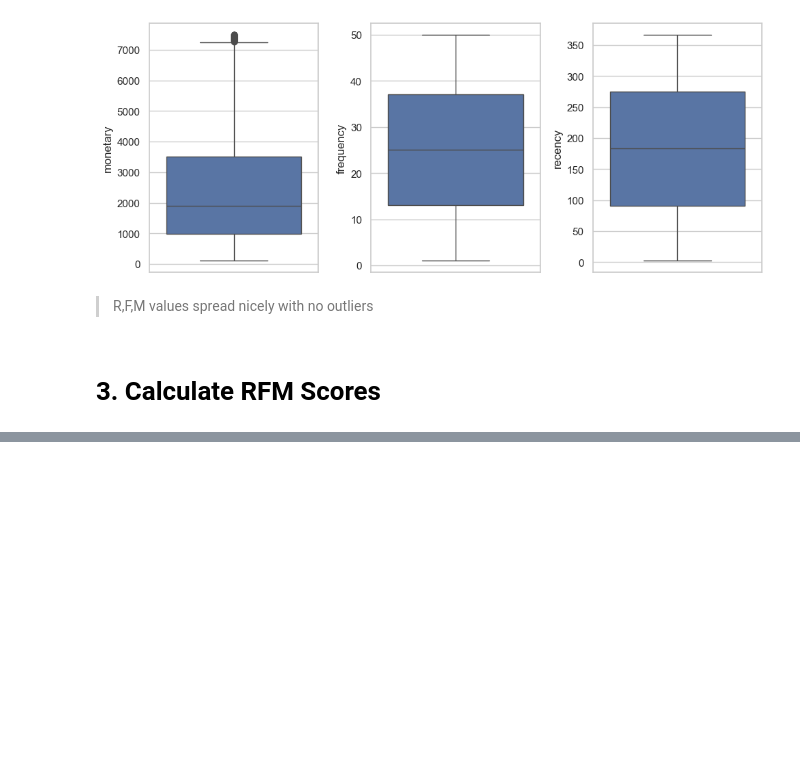
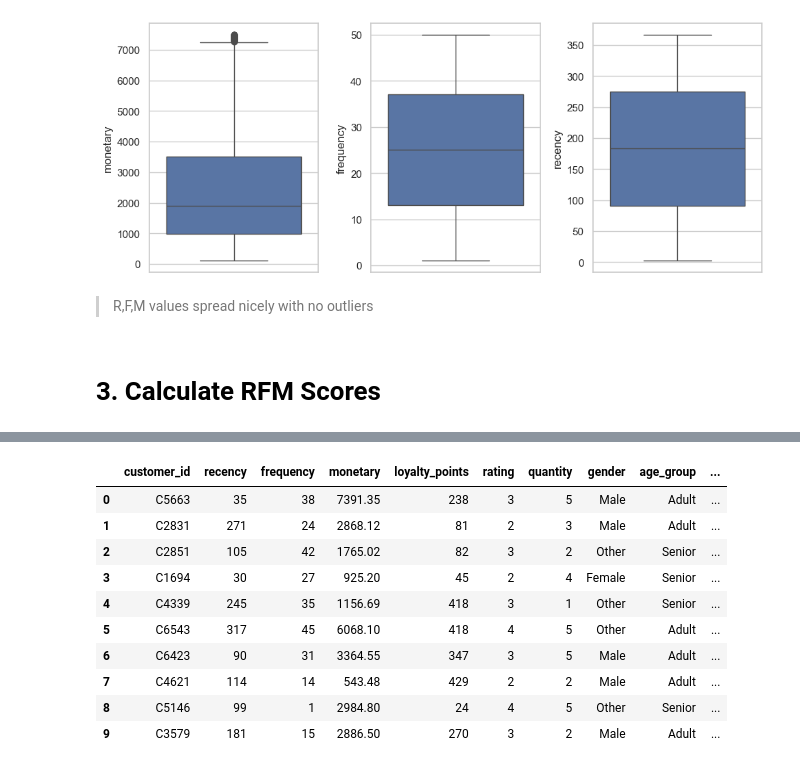
Before and after one commit to liemnh98/LJMU-Data-Science-Masters-Dissertation, a Jupyter notebook: 3-rfm_per_customer.ipynb, the cells around one changed output, grey strips where cells are left out. Cells and saved outputs as stored; diff of their text form; code cells hidden in the pictures; blank space fills up the shorter version.

```diff
--- a/3-rfm_per_customer.ipynb
+++ b/3-rfm_per_customer.ipynb
@@ -111,0 +123,8 @@ rfm_df_score.head()
+# %%
+# Re bin the fm score
+rfm_df_score['fm_score'] = pd.cut(
+    rfm_df_score['fm_score'],
+    bins=[1, 3, 5, 6, 8, 10],
+    labels=[1, 2, 3, 4, 5]
+).astype(int)
+rfm_df_score.head()
@@ -111,0 +183,14 @@ rfm_df_score.head()
+# %%
+rfm_classic.head(10)
+# %% [output]
+|  | customer_id | recency | frequency | monetary | loyalty_points | rating | quantity | gender | age_group | ... |
+| 0 | C5663 | 35 | 38 | 7391.35 | 238 | 3 | 5 | Male | Adult | ... |
+| 1 | C2831 | 271 | 24 | 2868.12 | 81 | 2 | 3 | Male | Adult | ... |
+| 2 | C2851 | 105 | 42 | 1765.02 | 82 | 3 | 2 | Other | Senior | ... |
+| 3 | C1694 | 30 | 27 | 925.20 | 45 | 2 | 4 | Female | Senior | ... |
+| 4 | C4339 | 245 | 35 | 1156.69 | 418 | 3 | 1 | Other | Senior | ... |
+| 5 | C6543 | 317 | 45 | 6068.10 | 418 | 4 | 5 | Other | Adult | ... |
+| 6 | C6423 | 90 | 31 | 3364.55 | 347 | 3 | 5 | Male | Adult | ... |
+| 7 | C4621 | 114 | 14 | 543.48 | 429 | 2 | 2 | Male | Adult | ... |
+| 8 | C5146 | 99 | 1 | 2984.80 | 24 | 4 | 5 | Other | Senior | ... |
+| 9 | C3579 | 181 | 15 | 2886.50 | 270 | 3 | 2 | Male | Adult | ... |
```
Also changed, not shown: parts of 13 cells of this notebook, 1 other file.
